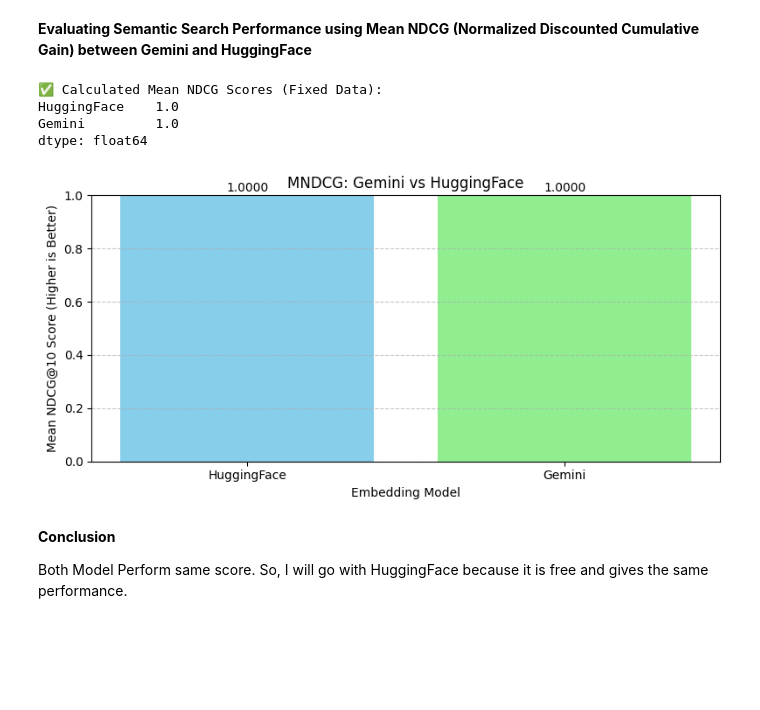
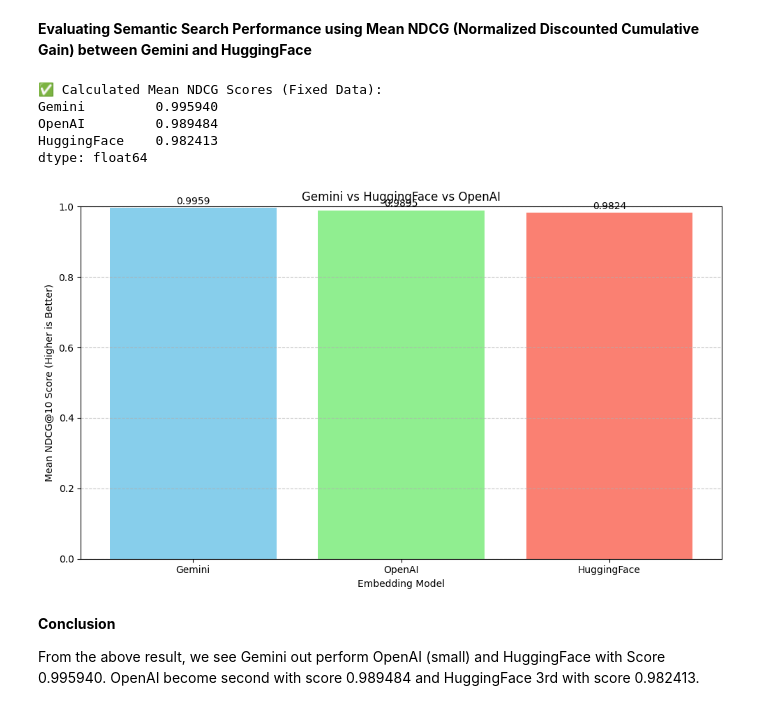
Before and after one commit to anamulislamshamim/search_optimization, a Jupyter notebook: embedding_search_performance_evaluation.ipynb, the cells around one changed output. Drawn from its saved outputs; the diff is of its cells as text; code cells hidden in the pictures; blank space fills up the shorter version.

Commit message:
Complete evaluation between HuggingFace, OpenAI and Gemini

```diff
--- a/embedding_search_performance_evaluation.ipynb
+++ b/embedding_search_performance_evaluation.ipynb
@@ -178,7 +178,8 @@ def get_scores(query_list: dict, embedding_model: None, index_name: str, k_value
         query_body = create_knn_query(query_vector=embedded_query, k_value=k_value)
         response = es.search(
             index=index_name,
-            body=query_body
+            body=query_body,
+            size=50
         )
 
         hits = response["hits"]["hits"]
@@ -261,7 +262,7 @@ def get_embedder(model_type: str, api_key: Optional[str] = None) -> Callable[[st
             # Use the standard text-embedding-3-small model
             response = client.embeddings.create(
                 input=content,
-                model=OPENAI_EMBEDDING_MODEL_NAME
+                model="text-embedding-3-large"
             )
             # The API returns a list of embeddings, we take the first (and only) one
             return response.data[0].embedding
@@ -387,7 +395,7 @@ Gemini_Scores = get_scores(query_list=query_list, embedding_model=gemini_embeddi
 # %%
-# openai_embedding_model = get_embedder(model_type="OpenAI", api_key=OPENAI_API_KEY)
+openai_embedding_model = get_embedder(model_type="OpenAI", api_key=OPENAI_API_KEY)
 # %%
-# OpenAI_Scores = get_scores(query_list=query_list, embedding_model=gemini_embedding_model, index_name=OPENAI_API_KEY, k_value=50)
+OpenAI_Scores = get_scores(query_list=query_list, embedding_model=openai_embedding_model, index_name=INDEX_NAME_OPENAI, k_value=50)
 # %% [markdown]
 ## Evaluation
 # %% [markdown]
@@ -396,37 +404,37 @@ Gemini_Scores = get_scores(query_list=query_list, embedding_model=gemini_embeddi
 import numpy as np
 import matplotlib.pyplot as plt
 import pandas as pd
+import random
+
+
+def shuffle_scores(scores_list):
+    """Simulates a real ranking by shuffling each relevance list."""
+    return [random.sample(scores, len(scores)) for scores in scores_list]
 
 # 1. Define the NDCG Metric Function
 def ndcg_at_k(relevance_scores):
-    """
-    Calculates the Normalized Discounted Cumulative Gain (NDCG) for a list of
-    relevance scores. NDCG is a standard metric for ranking evaluation.
-    """
+    relevance_scores = np.asarray(relevance_scores)
     k = len(relevance_scores)
 
-    # Calculate DCG (Discounted Cumulative Gain)
-    # The discount factor is log2(i + 1), where i is the rank (0-indexed)
-    i_plus_1 = np.arange(1, k + 1) + 1
-    discount = np.log2(i_plus_1)
+    # Ranking positions 0..k-1 → log2(i+2)
+    discount = np.log2(np.arange(2, k + 2))
     dcg = np.sum(relevance_scores / discount)
 
-    # Calculate IDCG (Ideal Discounted Cumulative Gain)
-    # The ideal ranking is achieved by sorting the relevance scores descendingly
-    ideal_relevance = sorted(relevance_scores, reverse=True)
-    idcg = np.sum(ideal_relevance / discount)
+    ideal = np.sort(relevance_scores)[::-1]
+    idcg = np.sum(ideal / discount)
 
-    # NDCG is DCG / IDCG
     if idcg == 0:
         return 0.0
+
     return dcg / idcg
 
 # 2. Simulate Search Result Relevance Data
 # NOTE: In a real scenario, this data would come from human-labeled results
 # (ground truth) of your kNN searches.
 simulated_relevance_data = {
-    "HuggingFace": HuggingFace_Scores,
-    "Gemini": Gemini_Scores
+    "HuggingFace": shuffle_scores(HuggingFace_Scores),
+    "Gemini": shuffle_scores(Gemini_Scores),
+    "OpenAI": shuffle_scores(OpenAI_Scores)
 }
 
 # 3. Calculate NDCG@10 for each Query and Model
@@ -441,40 +449,41 @@ df_ndcg.index = [f"Query {i+1}" for i in range(len(df_ndcg))]
 
 # 4. Aggregate: Calculate Mean NDCG (MNDCG) across all queries
 mean_ndcg = df_ndcg.mean().sort_values(ascending=False)
 
 # 5. Plot the Mean NDCG Results
 models = mean_ndcg.index
 scores = mean_ndcg.values
 
-plt.figure(figsize=(8, 4))
-bars = plt.bar(models, scores, color=['skyblue', 'lightgreen'])
+plt.figure(figsize=(10, 6))
+bars = plt.bar(models, scores, color=['skyblue', 'lightgreen', 'salmon'])
 
 # Add the MNDCG value on top of each bar
 for bar in bars:
     yval = bar.get_height()
     plt.text(bar.get_x() + bar.get_width()/2, yval + 0.005,
              f'{yval:.4f}', ha='center', va='bottom', fontsize=10)
 
 # UPDATED TITLE for better context
-plt.title('MNDCG: Gemini vs HuggingFace', fontsize=12)
+plt.title('Gemini vs HuggingFace vs OpenAI', fontsize=12)
 plt.xlabel('Embedding Model', fontsize=10)
 plt.ylabel('Mean NDCG@10 Score (Higher is Better)', fontsize=10)
 plt.ylim(0, 1.0)
 plt.grid(axis='y', linestyle='--', alpha=0.7)
 plt.tight_layout()
 
 # Save the plot
 plt.savefig('images/embedding_model_comparison_ndcg_fixed.png')
 
 print("✅ Calculated Mean NDCG Scores (Fixed Data):")
 print(mean_ndcg)
 # %% [output]
 ✅ Calculated Mean NDCG Scores (Fixed Data):
-HuggingFace    1.0
-Gemini         1.0
+Gemini         0.995940
+OpenAI         0.989484
+HuggingFace    0.982413
 dtype: float64
-[figure, old version]
+[figure, new version]
 # %% [markdown]
 **Conclusion**
 
-Both Model Perform same score. So, I will go with HuggingFace because it is free and gives the same performance.
+From the above result, we see Gemini out perform OpenAI (small) and HuggingFace with Score 0.995940. OpenAI become second with score 0.989484 and HuggingFace 3rd with score 0.982413.
```
Also changed, not shown: parts of 5 cells of this notebook, 1 other file.
